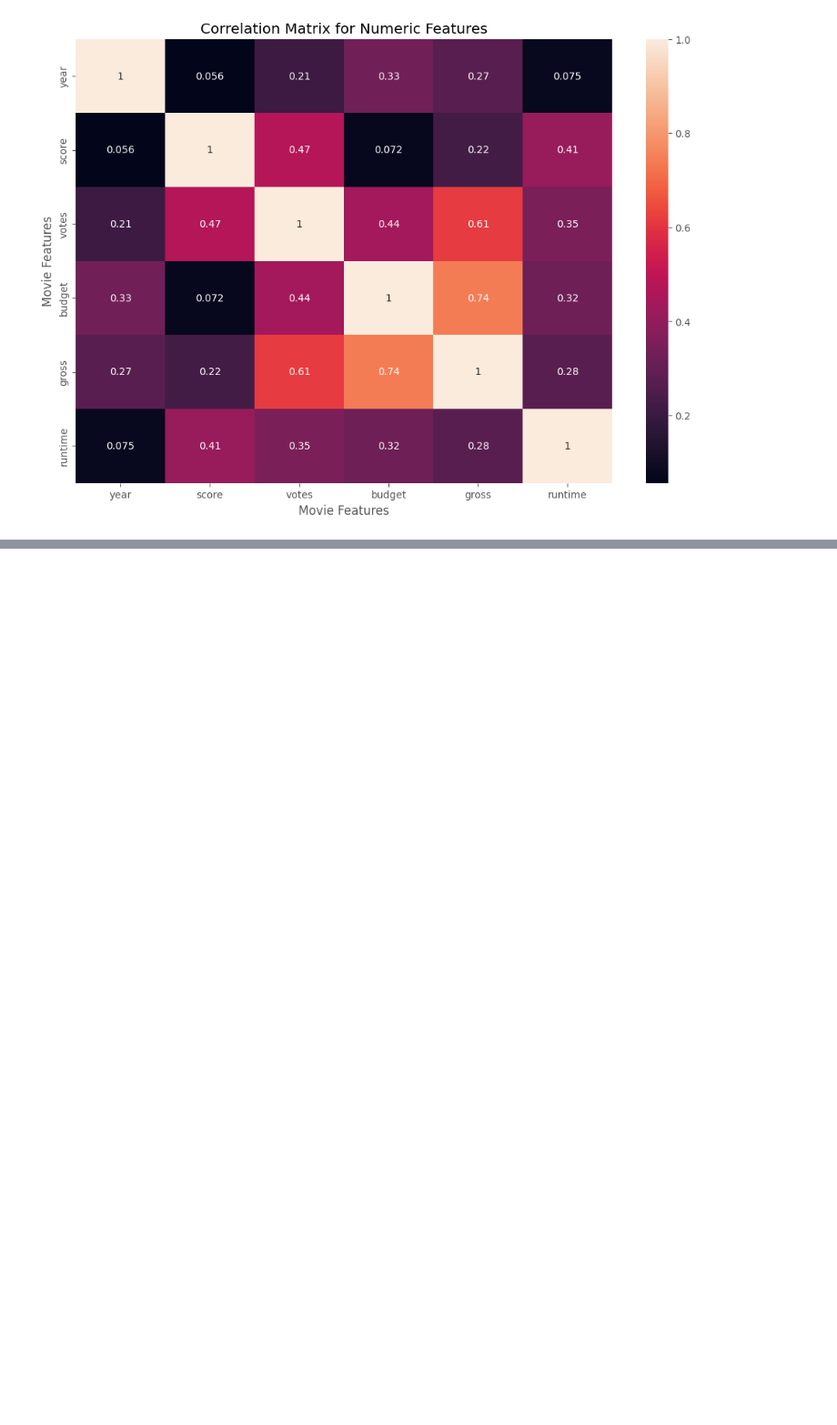
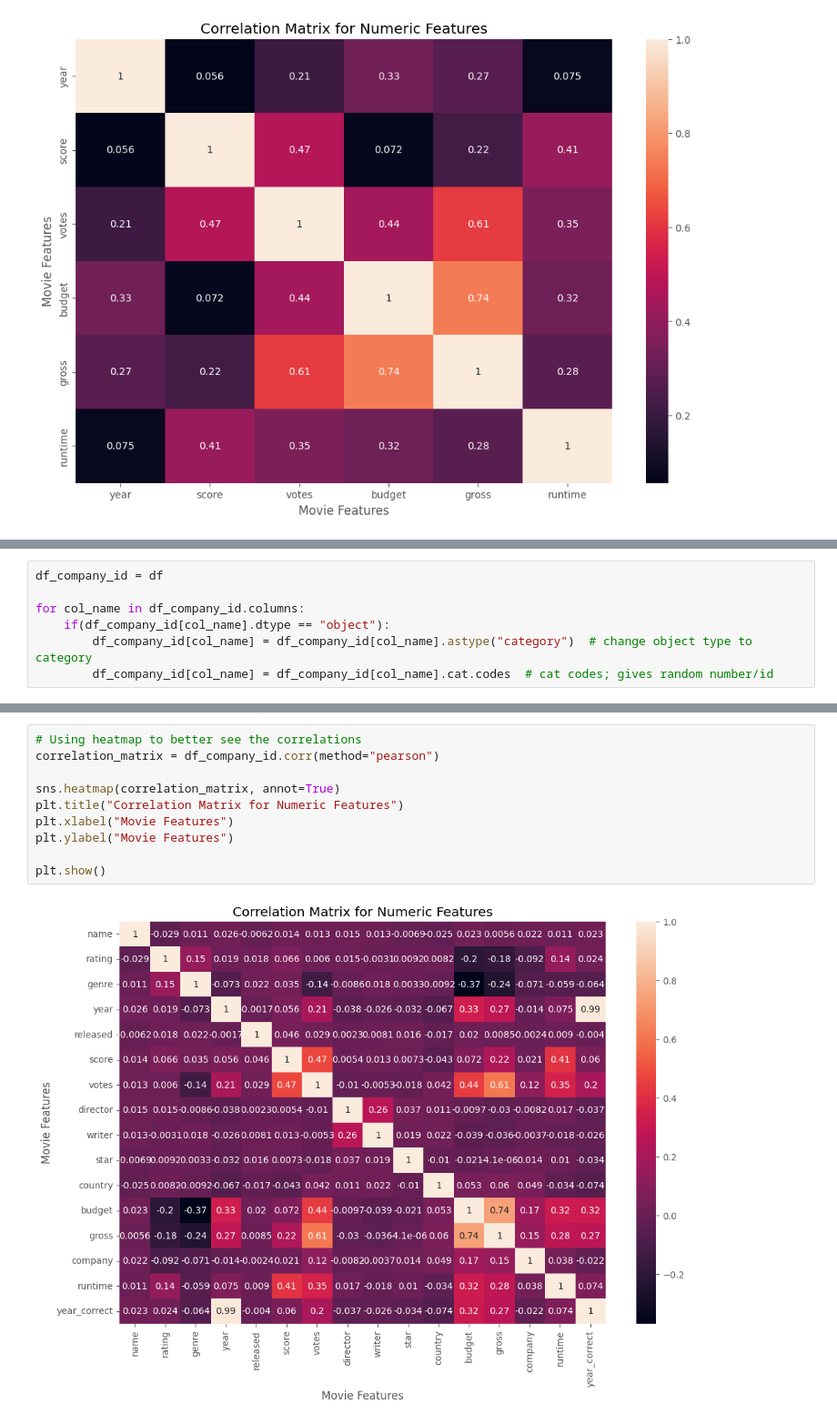
Before and after one commit to veroanalytic/movie-industry-analysis, a Jupyter notebook: Movie Industry Analysis.ipynb, the cells around one changed output, grey strips where cells are left out. Shown: that part at 91% size. Drawn from its saved outputs; the diff is of its cells as text; blank space fills up the shorter version.

Commit message:
completed correlation analysis

```diff
--- a/Movie Industry Analysis.ipynb
+++ b/Movie Industry Analysis.ipynb
@@ -289,0 +301,7 @@ Company
+# %%
+df_company_id = df
+
+for col_name in df_company_id.columns:
+    if(df_company_id[col_name].dtype == "object"):
+        df_company_id[col_name] = df_company_id[col_name].astype("category")  # change object type to category
+        df_company_id[col_name] = df_company_id[col_name].cat.codes  # cat codes; gives random number/id
@@ -289,0 +342,12 @@ Company
+# %%
+# Using heatmap to better see the correlations
+correlation_matrix = df_company_id.corr(method="pearson")
+
+sns.heatmap(correlation_matrix, annot=True)
+plt.title("Correlation Matrix for Numeric Features")
+plt.xlabel("Movie Features")
+plt.ylabel("Movie Features")
+
+plt.show()
+# %% [output]
+[figure, added]
```
Also changed, not shown: parts of 16 cells of this notebook.
